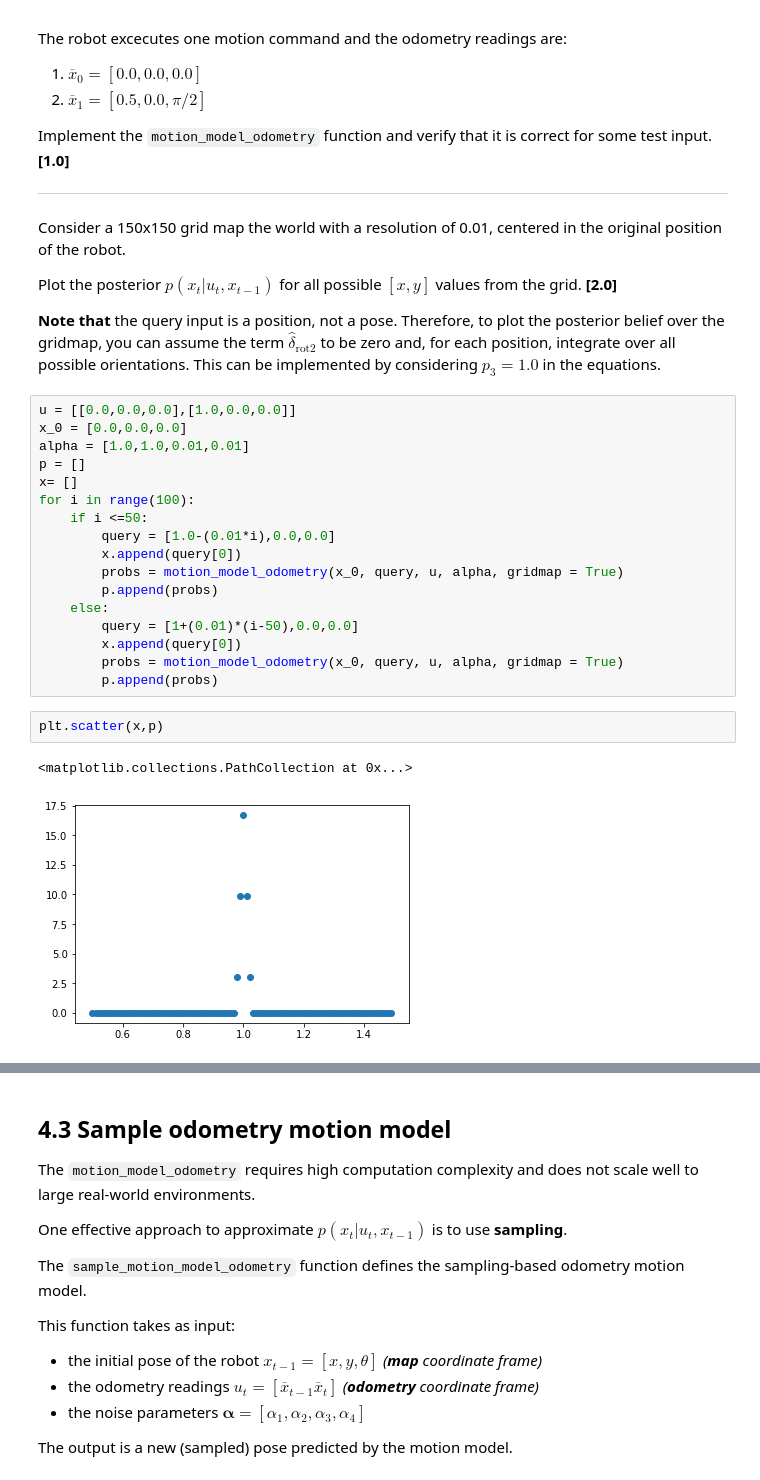
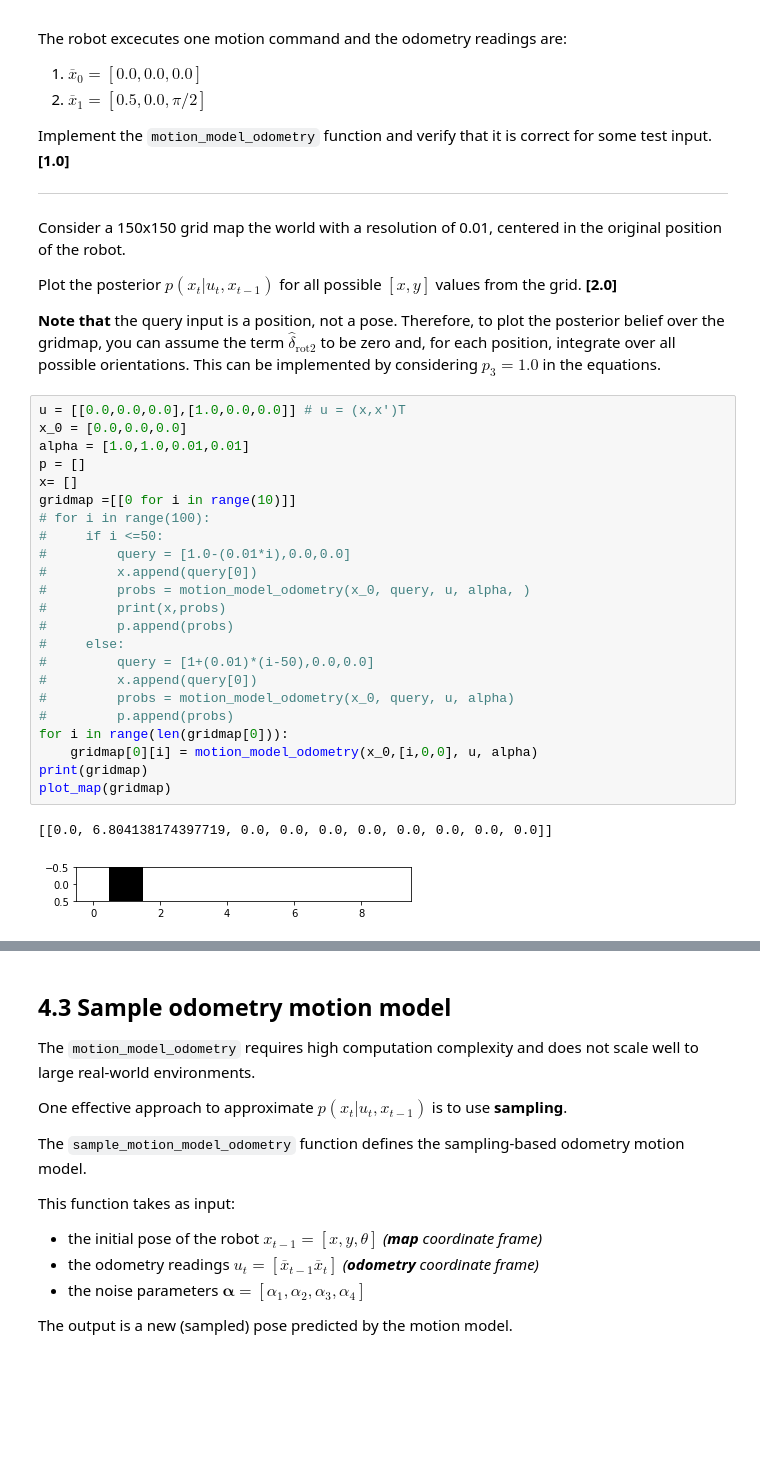
Before and after one commit to abdulahad01/mobileRobotics, a Jupyter notebook: 2020-mobilerobotics-online-ex03-motion-model/ex4.ipynb, the cells around one changed output, grey strips where cells are left out. Saved outputs shown, nothing was run; the diff lists cells and outputs as text; blank space fills up the shorter version.

```diff
--- a/2020-mobilerobotics-online-ex03-motion-model/ex4.ipynb
+++ b/2020-mobilerobotics-online-ex03-motion-model/ex4.ipynb
@@ -55,25 +56,29 @@ Plot the posterior $p(x_t | u_t, x_{t-1})$ for all possible $[x, y]$ values from
 
 **Note that** the query input is a position, not a pose. Therefore, to plot the posterior belief over the gridmap, you can assume the term $\hat{\delta}_\mathrm{rot2}$ to be zero and, for each position, integrate over all possible orientations. This can be implemented by considering $p_3 = 1.0$ in the equations.
 # %%
-u = [[0.0,0.0,0.0],[1.0,0.0,0.0]]
+u = [[0.0,0.0,0.0],[1.0,0.0,0.0]] # u = (x,x')T
 x_0 = [0.0,0.0,0.0]
 alpha = [1.0,1.0,0.01,0.01]
 p = []
 x= []
-for i in range(100):
-    if i <=50:
-        query = [1.0-(0.01*i),0.0,0.0]
-        x.append(query[0])
-        probs = motion_model_odometry(x_0, query, u, alpha, gridmap = True)
-        p.append(probs)
-    else:
-        query = [1+(0.01)*(i-50),0.0,0.0]
-        x.append(query[0])
-        probs = motion_model_odometry(x_0, query, u, alpha, gridmap = True)
-        p.append(probs)
+gridmap =[[0 for i in range(10)]]
+# for i in range(100):
+#     if i <=50:
+#         query = [1.0-(0.01*i),0.0,0.0]
+#         x.append(query[0])
+#         probs = motion_model_odometry(x_0, query, u, alpha, )
+#         print(x,probs)
+#         p.append(probs)
+#     else:
+#         query = [1+(0.01)*(i-50),0.0,0.0]
+#         x.append(query[0])
+#         probs = motion_model_odometry(x_0, query, u, alpha)
+#         p.append(probs)
+for i in range(len(gridmap[0])):
+    gridmap[0][i] = motion_model_odometry(x_0,[i,0,0], u, alpha)
+print(gridmap)
+plot_map(gridmap)
+# %% [output]
+[[0.0, 6.804138174397719, 0.0, 0.0, 0.0, 0.0, 0.0, 0.0, 0.0, 0.0]]
+[figure, added]
-# %%
-plt.scatter(x,p)
-# %% [output]
-<matplotlib.collections.PathCollection at 0x...>
-[figure, removed]
 # %%
```
Also changed, not shown: parts of 8 cells of this notebook, 2 other files.
